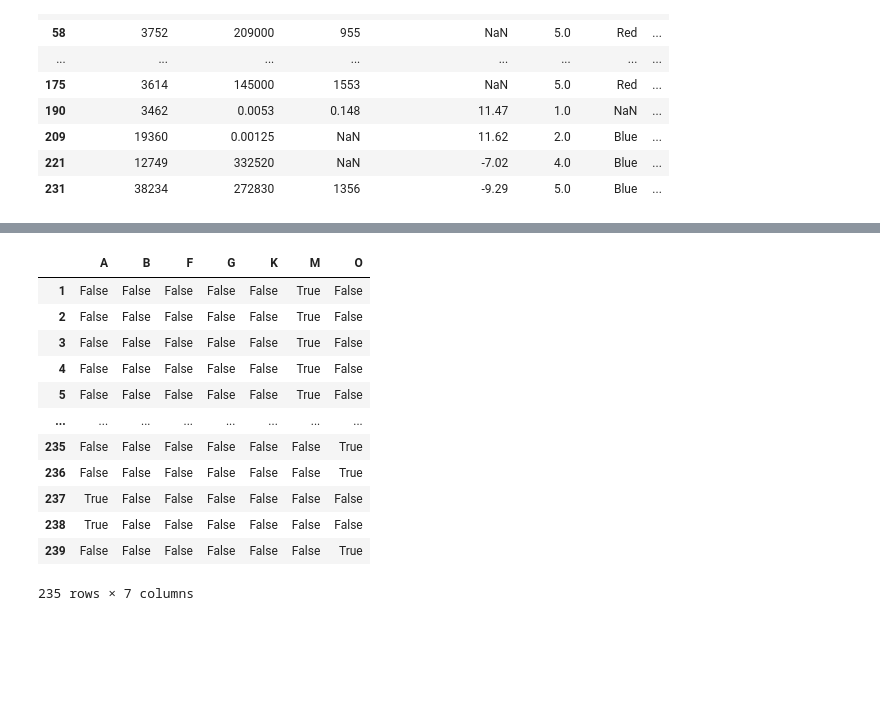
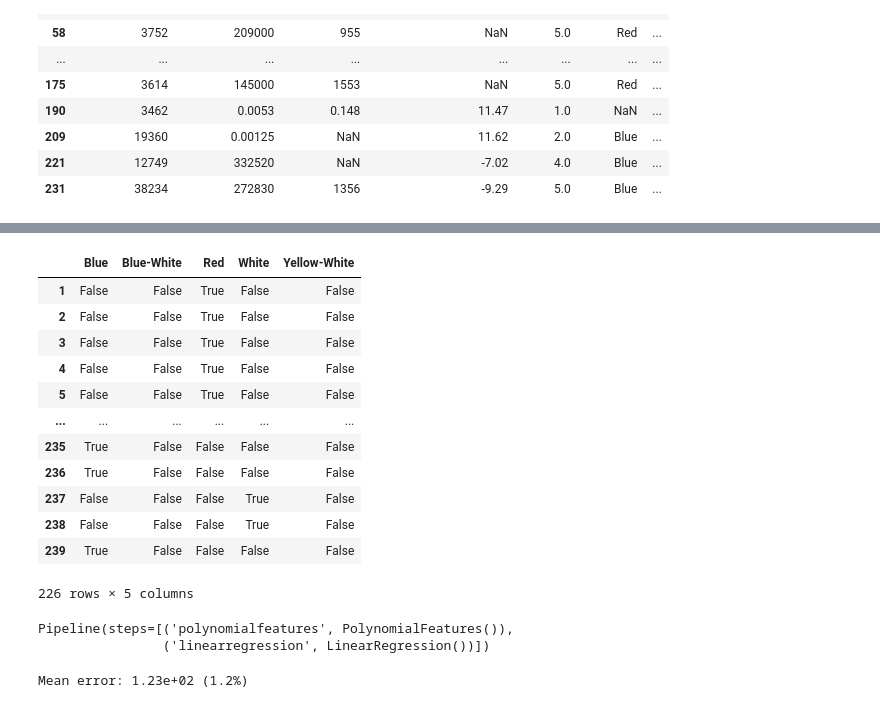
Before and after one commit to AER-cmd/my_ML_learning_projects, a Jupyter notebook: code.ipynb, the cells around one changed output, grey strips where cells are left out. Drawn from its saved outputs; the diff is of its cells as text; code cells hidden in the pictures; blank space fills up the shorter version.

```diff
--- a/code.ipynb
+++ b/code.ipynb
@@ -195,6 +195,6 @@ rows_with_nan
 | 231 | 38234 | 272830 | 1356 | -9.29 | 5.0 | Blue | ... |
 # %%
 #I will create a new Dataframe with Temperature and spectral class columns of the previous one
-Temp_Spec_class_df = newest_df[['Temperature (K)', 'Spectral Class']]
+Temp_Spec_class_df = newest_df[['Temperature (K)', 'Spectral Class', 'Absolute magnitude(Mv)', 'Star color']]
 Temp_Spec_class_df
 # %% [output]
@@ -236,16 +253,16 @@ See the caveats in the documentation: https://pandas.pydata.org/pandas-docs/stab
 # %%
-pd.get_dummies(Temp_Spec_class_df['Spectral Class'])
+pd.get_dummies(Temp_Spec_class_df['Star color'])
 # %% [output]
-|  | A | B | F | G | K | M | O |
-| 1 | False | False | False | False | False | True | False |
-| 2 | False | False | False | False | False | True | False |
-| 3 | False | False | False | False | False | True | False |
-| 4 | False | False | False | False | False | True | False |
-| 5 | False | False | False | False | False | True | False |
-| ... | ... | ... | ... | ... | ... | ... | ... |
-| 235 | False | False | False | False | False | False | True |
-| 236 | False | False | False | False | False | False | True |
-| 237 | True | False | False | False | False | False | False |
-| 238 | True | False | False | False | False | False | False |
-| 239 | False | False | False | False | False | False | True |
+|  | Blue | Blue-White | Red | White | Yellow-White |
+| 1 | False | False | True | False | False |
+| 2 | False | False | True | False | False |
+| 3 | False | False | True | False | False |
+| 4 | False | False | True | False | False |
+| 5 | False | False | True | False | False |
+| ... | ... | ... | ... | ... | ... |
+| 235 | True | False | False | False | False |
+| 236 | True | False | False | False | False |
+| 237 | False | False | False | True | False |
+| 238 | False | False | False | True | False |
+| 239 | True | False | False | False | False |
-235 rows × 7 columns
+226 rows × 5 columns
@@ -251,0 +282,14 @@ pd.get_dummies(Temp_Spec_class_df['Spectral Class'])
+# %%
+pipeline = make_pipeline(PolynomialFeatures(2), LinearRegression())
+pipeline.fit(X_train,y_train)
+# %% [output]
+Pipeline(steps=[('polynomialfeatures', PolynomialFeatures()),
+                ('linearregression', LinearRegression())])
+# %%
+import numpy as np
+
+pred = pipeline.predict(X_test)
+mse = np.sqrt(mean_squared_error(y_test,pred))
+print(f'Mean error: {mse:3.3} ({mse/np.mean(pred)*100:3.3}%)')
+# %% [output]
+Mean error: 1.23e+02 (1.2%)
```
Also changed, not shown: parts of 6 cells of this notebook.
